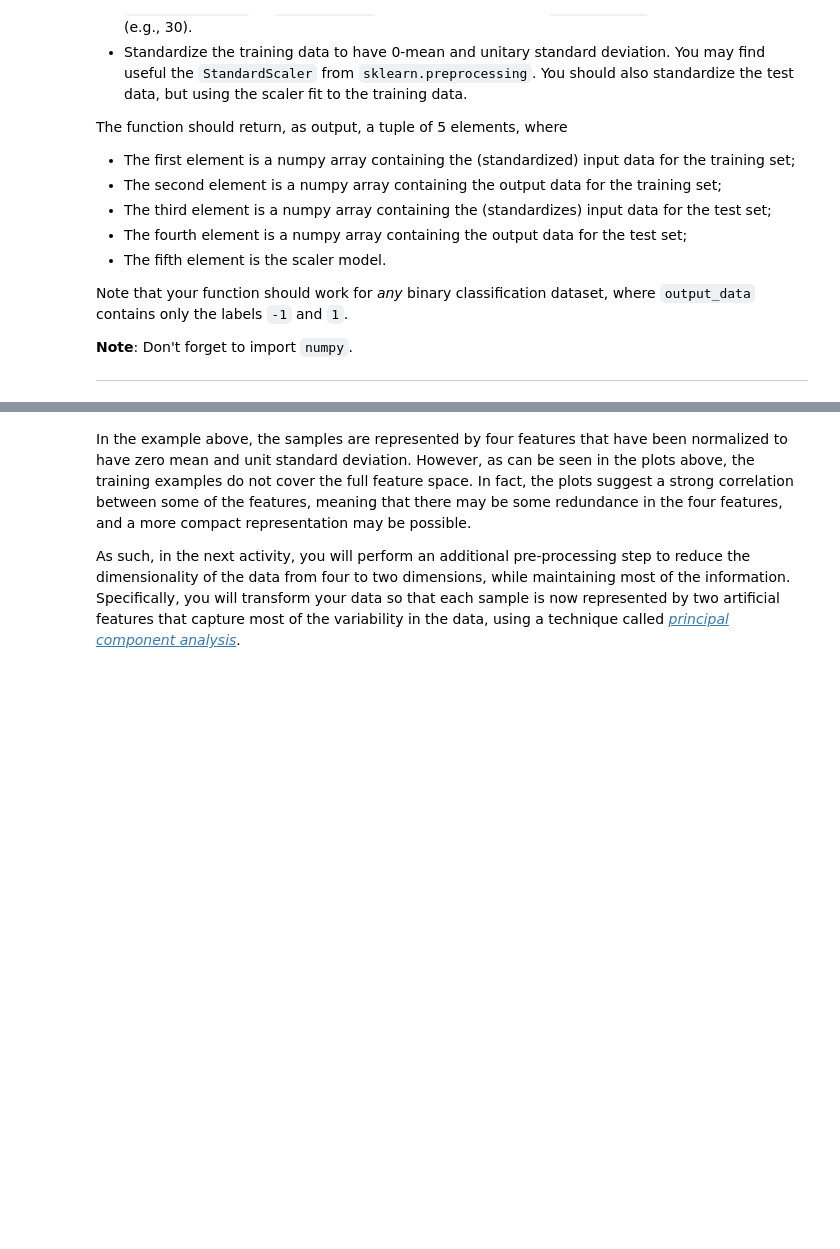
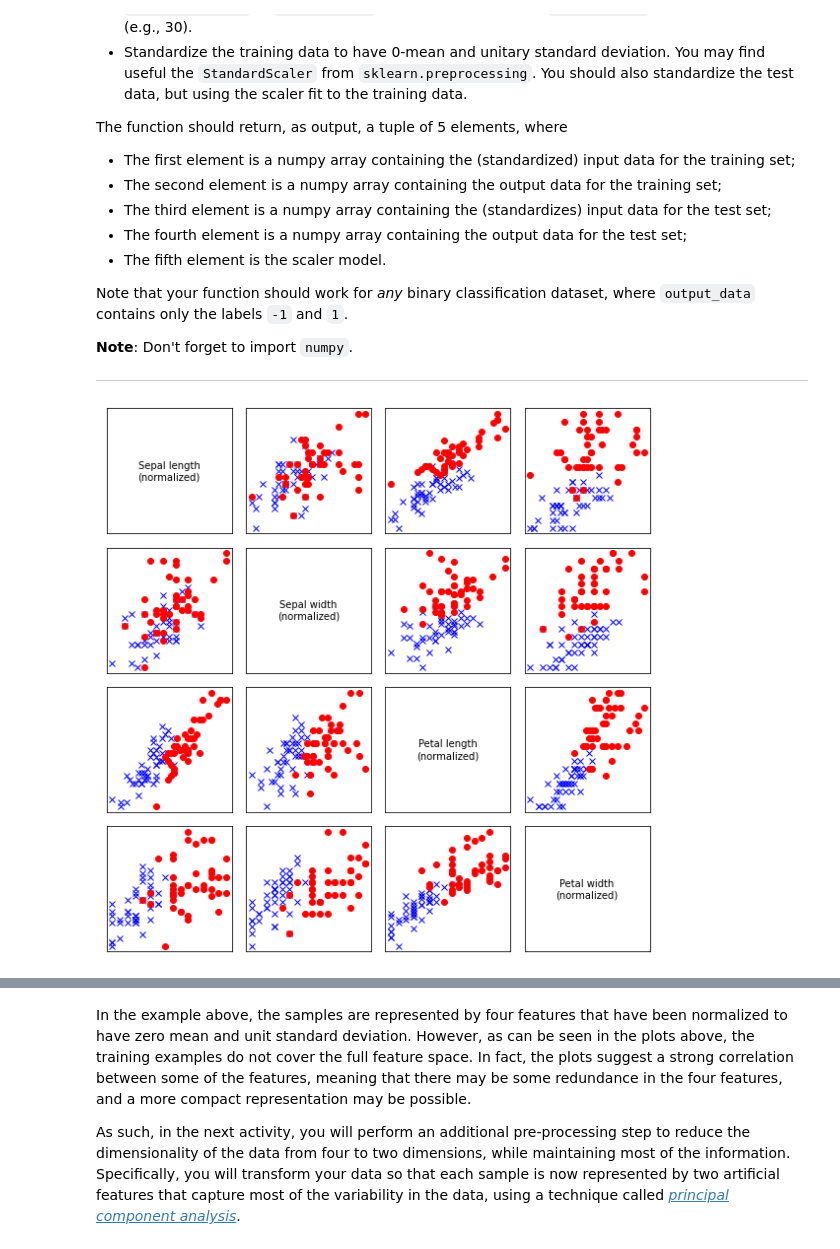
Before and after one commit to deadstrobe5/PADI, a Jupyter notebook: lab4/lab-4.ipynb, the cells around one changed output, grey strips where cells are left out. Saved outputs shown, nothing was run; the diff lists cells and outputs as text; code cells hidden in the pictures; blank space fills up the shorter version.

```diff
--- a/lab4/lab-4.ipynb
+++ b/lab4/lab-4.ipynb
@@ -81,3 +79,58 @@ Note that your function should work for *any* binary classification dataset, whe
+# %%
+import numpy as np
+import matplotlib.pyplot as plt
+
+from sklearn import datasets as data
+from sklearn.model_selection import train_test_split
+from sklearn.preprocessing import StandardScaler
+
+
+def preprocess(input_data, output_data):
+    X_train, X_test, A_train, A_test = train_test_split(input_data, output_data, test_size=0.10, random_state=30)
+
+    # Standartize
+    scaler = StandardScaler()
+    scaler.fit(X_train)
+    test = scaler.transform(X_test)
+    train = scaler.transform(X_train)
+
+    return (train, A_train, test, A_test, scaler)
+
+
+# Load dataset
+iris = data.load_iris()
+
+features = 'Sepal length\n(normalized)', 'Sepal width\n(normalized)', 'Petal length\n(normalized)', 'Petal width\n(normalized)'
+
+data_X = iris.data[50:,:]
+data_A = 2 * iris.target[50:] - 3
+
+train_x, train_a, test_x, test_a, _ = preprocess(data_X, data_A)
+
+# Plot data
+fig, axes = plt.subplots(nrows=4, ncols=4, figsize=(8,8))
+fig.subplots_adjust(hspace=0.05, wspace=0.05)
+
+idx1 = np.where(train_a == -1)[0]
+idx2 = np.where(train_a == 1)[0]
+
+for ax in axes.flat:
+    ax.xaxis.set_visible(False)
+    ax.yaxis.set_visible(False)
+
+# Plot the data
+for i, j in zip(*np.triu_indices_from(axes, k=1)):
+    for x, y in [(i,j), (j,i)]:
+        axes[x,y].plot(train_x[idx1, x], train_x[idx1, y], 'bx', label='Versicolor')
+        axes[x,y].plot(train_x[idx2, x], train_x[idx2, y], 'ro', label='Virginica')
+
+# Label the diagonal subplots
+for i in range(4):
+    axes[i, i].annotate(features[i], (0.5, 0.5), xycoords='axes fraction', ha='center', va='center')
+
+plt.tight_layout()
+# %% [output]
+[figure, added]
 # %% [markdown]
 As an example, you can execute the code
 
```
Also changed, not shown: parts of 15 cells of this notebook.
